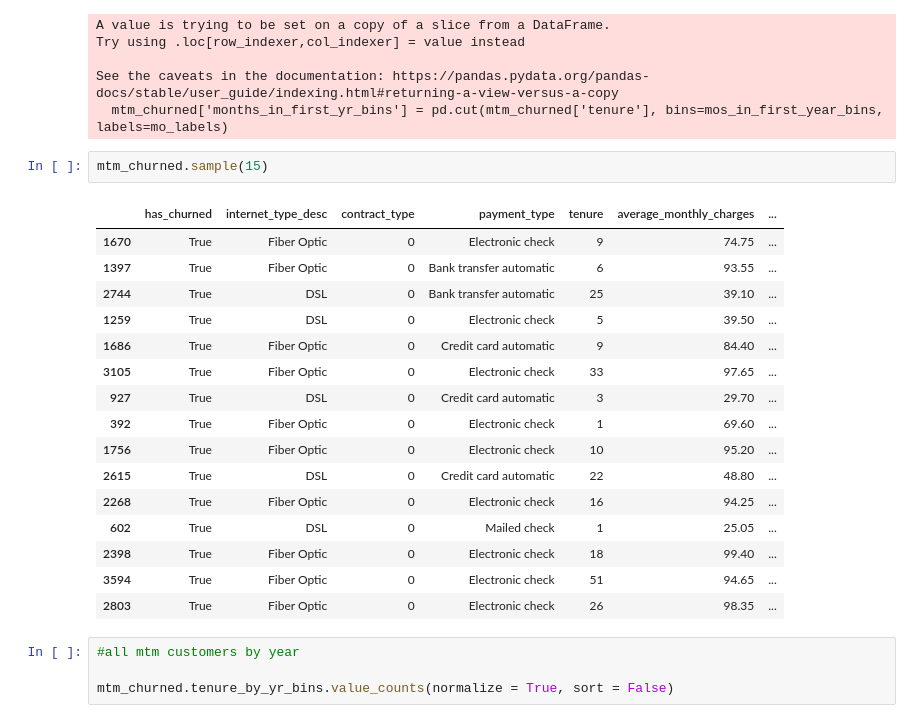
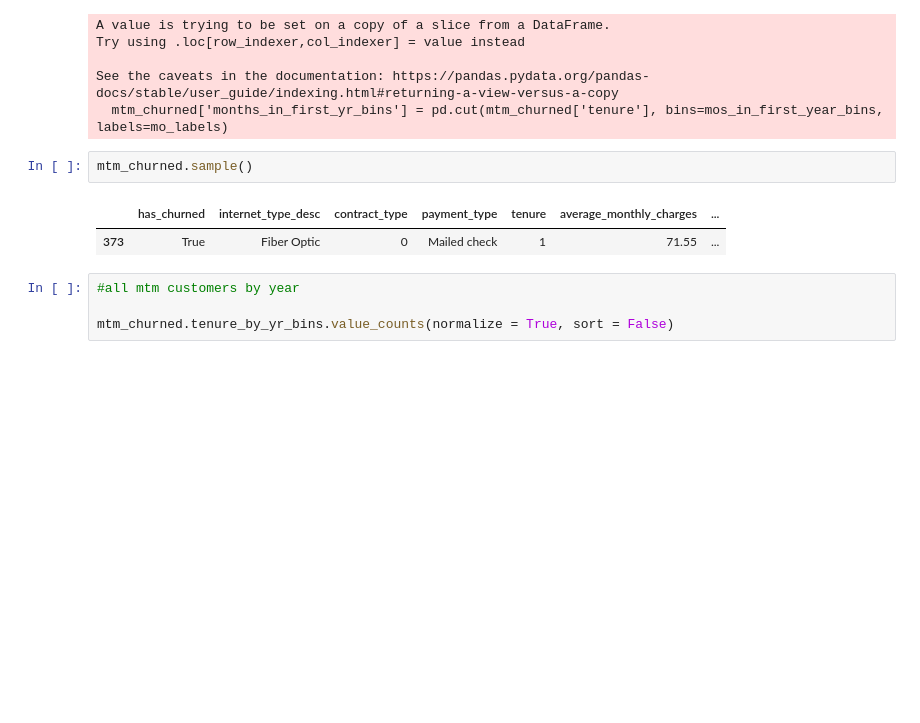
Before and after one commit to Brooke-Holyoak/numpy-pandas-visualization-exercises, a Jupyter notebook: telco_viz1_project.ipynb, the cells around one changed output. Cells and saved outputs as stored; diff of their text form; blank space fills up the shorter version.

```diff
--- a/telco_viz1_project.ipynb
+++ b/telco_viz1_project.ipynb
@@ -474,24 +475,10 @@ Try using .loc[row_indexer,col_indexer] = value instead
 See the caveats in the documentation: https://pandas.pydata.org/pandas-docs/stable/user_guide/indexing.html#returning-a-view-versus-a-copy
   mtm_churned['months_in_first_yr_bins'] = pd.cut(mtm_churned['tenure'], bins=mos_in_first_year_bins, labels=mo_labels)
 # %%
-mtm_churned.sample(15)
+mtm_churned.sample()
 # %% [output]
 |  | has_churned | internet_type_desc | contract_type | payment_type | tenure | average_monthly_charges | ... |
-| 1670 | True | Fiber Optic | 0 | Electronic check | 9 | 74.75 | ... |
-| 1397 | True | Fiber Optic | 0 | Bank transfer automatic | 6 | 93.55 | ... |
-| 2744 | True | DSL | 0 | Bank transfer automatic | 25 | 39.10 | ... |
-| 1259 | True | DSL | 0 | Electronic check | 5 | 39.50 | ... |
-| 1686 | True | Fiber Optic | 0 | Credit card automatic | 9 | 84.40 | ... |
-| 3105 | True | Fiber Optic | 0 | Electronic check | 33 | 97.65 | ... |
-| 927 | True | DSL | 0 | Credit card automatic | 3 | 29.70 | ... |
-| 392 | True | Fiber Optic | 0 | Electronic check | 1 | 69.60 | ... |
-| 1756 | True | Fiber Optic | 0 | Electronic check | 10 | 95.20 | ... |
-| 2615 | True | DSL | 0 | Credit card automatic | 22 | 48.80 | ... |
-| 2268 | True | Fiber Optic | 0 | Electronic check | 16 | 94.25 | ... |
-| 602 | True | DSL | 0 | Mailed check | 1 | 25.05 | ... |
-| 2398 | True | Fiber Optic | 0 | Electronic check | 18 | 99.40 | ... |
-| 3594 | True | Fiber Optic | 0 | Electronic check | 51 | 94.65 | ... |
-| 2803 | True | Fiber Optic | 0 | Electronic check | 26 | 98.35 | ... |
+| 373 | True | Fiber Optic | 0 | Mailed check | 1 | 71.55 | ... |
 # %%
 #all mtm customers by year
 
```
Also changed, not shown: parts of 21 cells of this notebook.
